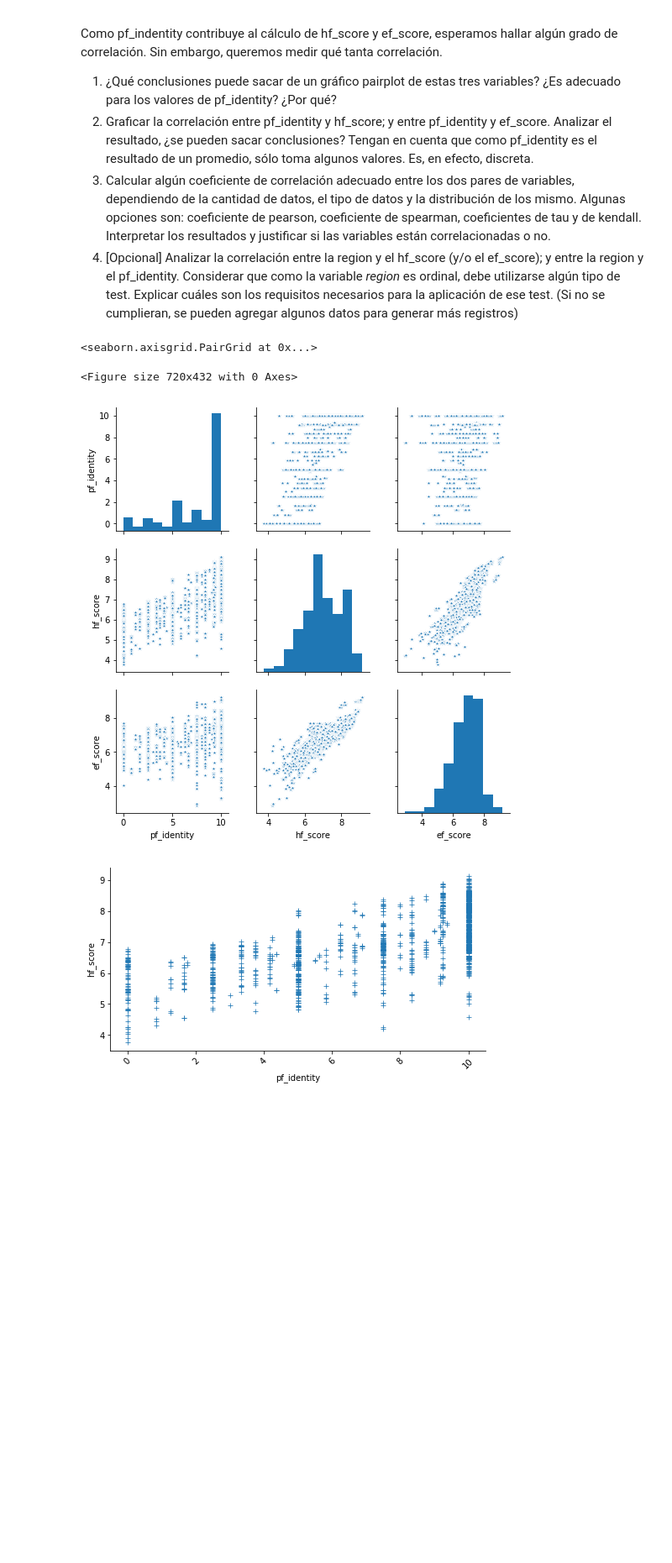
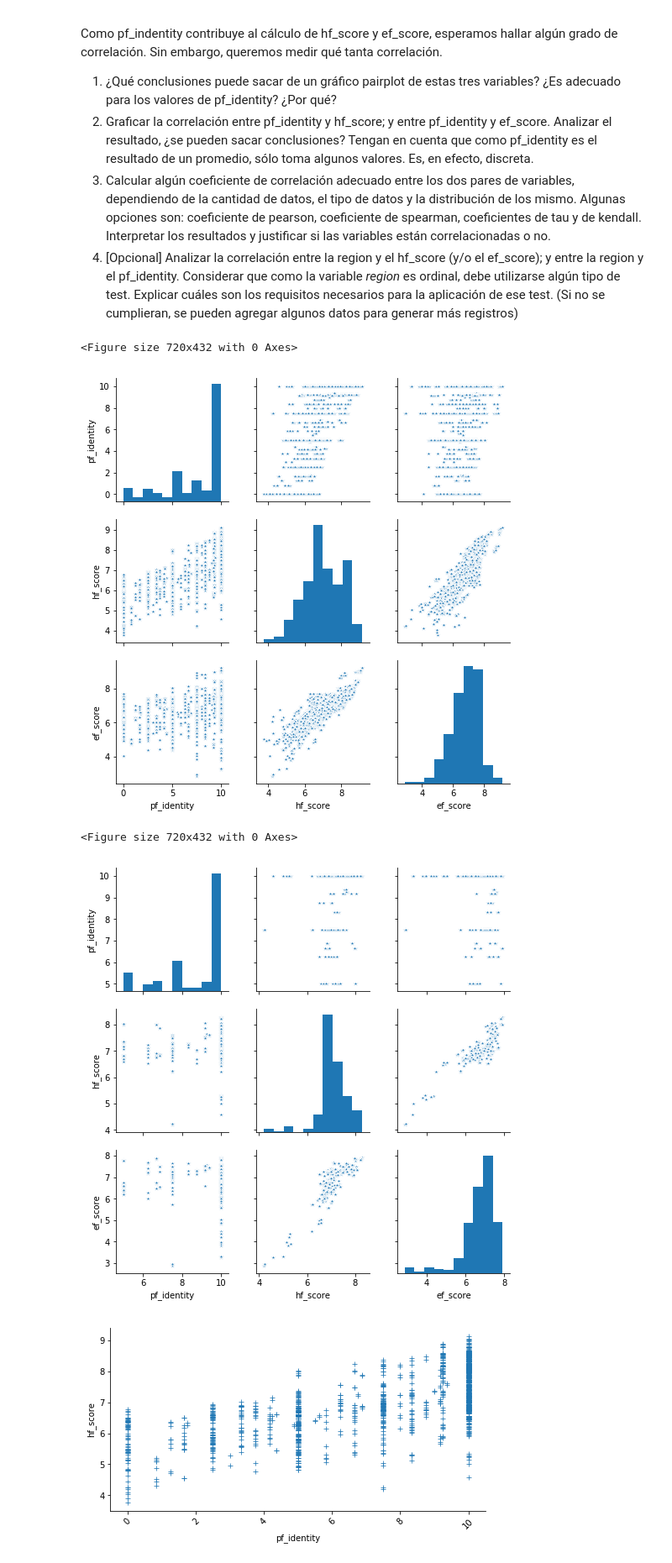
Before and after one commit to dbourdin/diplodatos-ayv, a Jupyter notebook: 02_practico_I.ipynb, the cells around one changed output. Shown at 84% size. Cells and saved outputs as stored; diff of their text form; code cells hidden in the pictures; blank space fills up the shorter version.

```diff
--- a/02_practico_I.ipynb
+++ b/02_practico_I.ipynb
@@ -523,15 +523,25 @@ Como pf_indentity contribuye al cálculo de hf_score y ef_score, esperamos halla
 3. Calcular algún coeficiente de correlación adecuado entre los dos pares de variables, dependiendo de la cantidad de datos, el tipo de datos y la distribución de los mismo. Algunas opciones son: coeficiente de pearson, coeficiente de spearman, coeficientes de tau y de kendall. Interpretar los resultados y justificar si las variables están correlacionadas o no.
 4. [Opcional] Analizar la correlación entre la region y el hf_score (y/o el ef_score); y entre la region y el pf_identity. Considerar que como la variable *region* es ordinal, debe utilizarse algún tipo de test. Explicar cuáles son los requisitos necesarios para la aplicación de ese test. (Si no se cumplieran, se pueden agregar algunos datos para generar más registros)
 # %%
-#pairplot
-plt.figure(figsize=(10,6))
+# Graficaremos un pairplot para ver la correlación entre las variables
+# 'pf_identity', 'hf_score' y 'ef_score' en todo el mundo y en latinoamérica
+
+plt.figure(figsize=(10, 6))
 seaborn.pairplot(data=dataset,
                  vars=['pf_identity', 'hf_score', 'ef_score'],
                  markers='*')
+seaborn.despine()
+
+plt.figure(figsize=(10, 6))
+seaborn.pairplot(data=latam_dataset,
+                 vars=['pf_identity', 'hf_score', 'ef_score'],
+                 markers='*')
+seaborn.despine()
 # %% [output]
-<seaborn.axisgrid.PairGrid at 0x...>
+<Figure size 720x432 with 0 Axes>
+[figure]
 <Figure size 720x432 with 0 Axes>
-[figure]
+[figure, added]
 # %%
 plt.figure(figsize=(8,4))
 seaborn.scatterplot(data=dataset, x='pf_identity', y='hf_score', marker='+')
```
Also changed, not shown: parts of 2 cells of this notebook.
